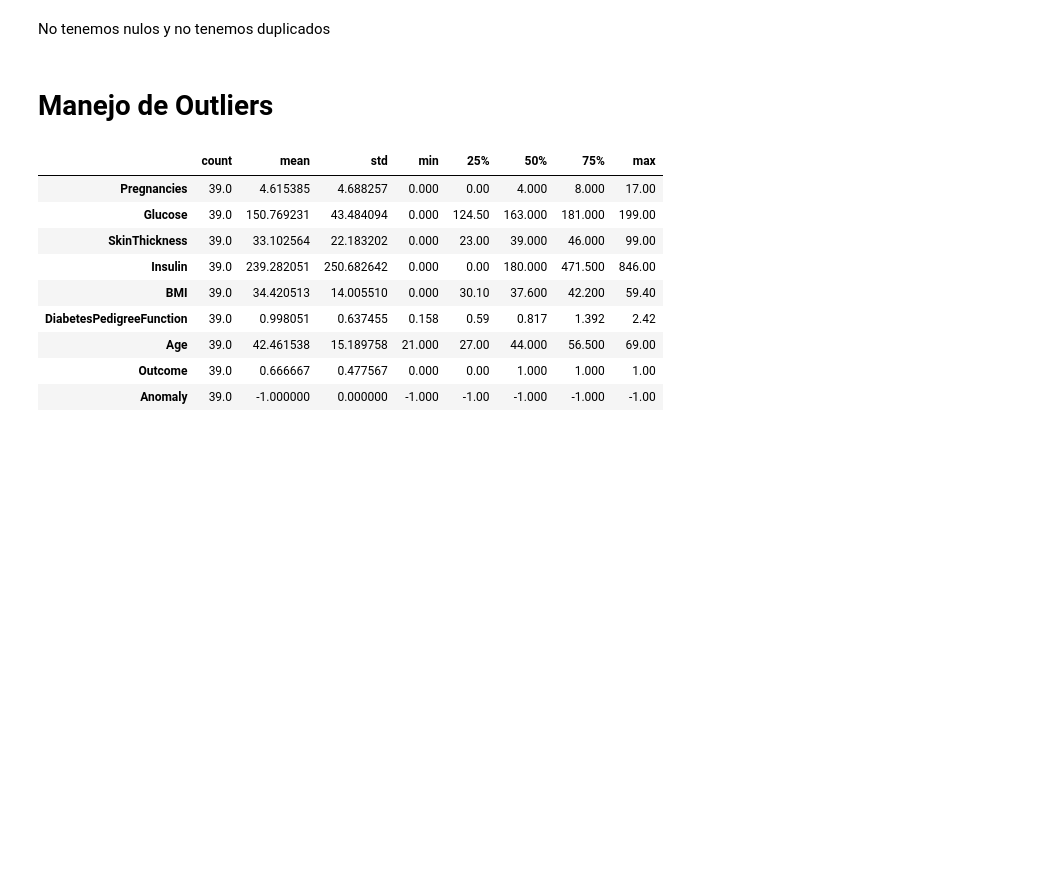
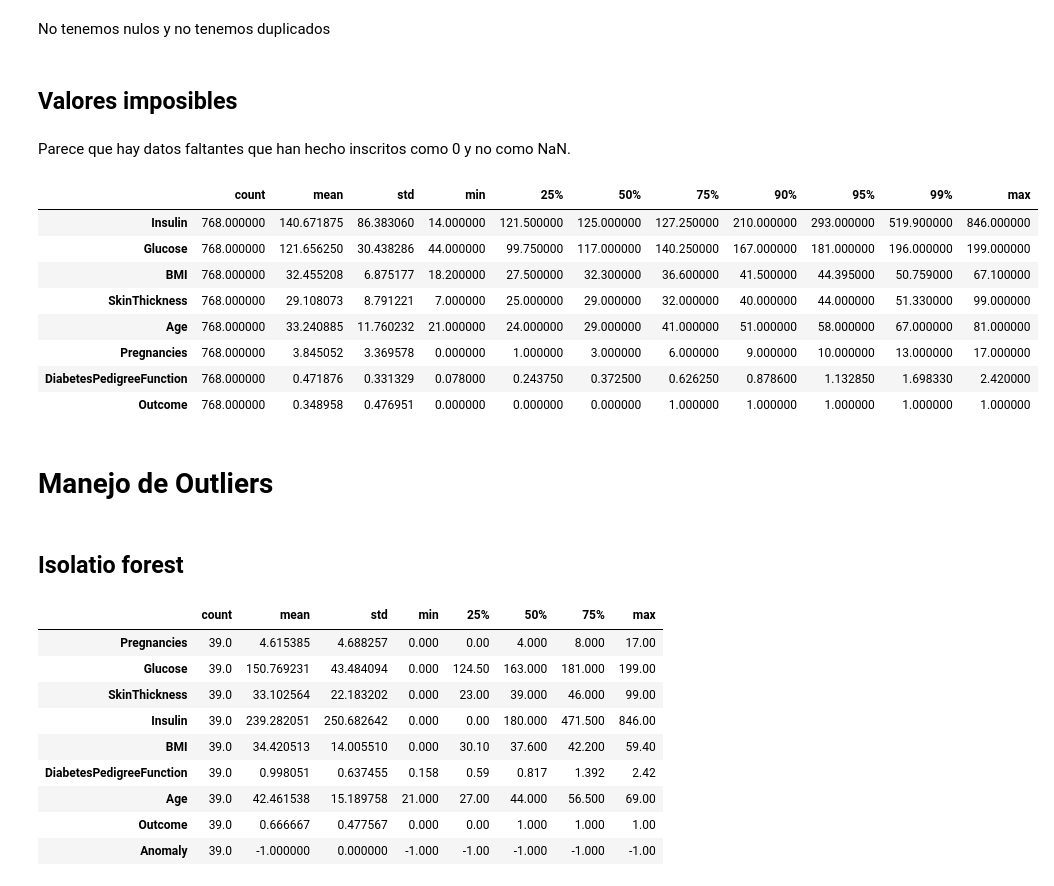
Before and after one commit to Amauryesic/Proyecto_ml, a Jupyter notebook: src/Preprocessing.ipynb, the cells around one changed output. Saved outputs shown, nothing was run; the diff lists cells and outputs as text; code cells hidden in the pictures; blank space fills up the shorter version.

```diff
--- a/src/Preprocessin.ipynb
+++ b/src/Preprocessing.ipynb
@@ -49,8 +49,31 @@ df_prepared.duplicated().sum()
 np.int64(0)
 # %% [markdown]
 No tenemos nulos y no tenemos duplicados
+# %% [markdown]
+## Valores imposibles
+# %% [markdown]
+Parece que hay datos faltantes que han hecho inscritos como 0 y no como NaN.
+# %%
+columnas_a_imputar_los_zero = ["Glucose", "SkinThickness", "Insulin", "BMI"]
+for col in columnas_a_imputar_los_zero:
+    median = df_prepared[col][df_prepared[col] != 0].median()
+    df_prepared[col] = df_prepared[col].replace(0, median)
+# %%
+df_prepared.describe(percentiles=[.25, .5, .75, .9, .95, .99]).T.sort_values(by='50%', ascending=False).style.background_gradient(cmap='coolwarm')
+# %% [output]
+|  | count | mean | std | min | 25% | 50% | 75% | 90% | 95% | 99% | max |
+| Insulin | 768.000000 | 140.671875 | 86.383060 | 14.000000 | 121.500000 | 125.000000 | 127.250000 | 210.000000 | 293.000000 | 519.900000 | 846.000000 |
+| Glucose | 768.000000 | 121.656250 | 30.438286 | 44.000000 | 99.750000 | 117.000000 | 140.250000 | 167.000000 | 181.000000 | 196.000000 | 199.000000 |
+| BMI | 768.000000 | 32.455208 | 6.875177 | 18.200000 | 27.500000 | 32.300000 | 36.600000 | 41.500000 | 44.395000 | 50.759000 | 67.100000 |
+| SkinThickness | 768.000000 | 29.108073 | 8.791221 | 7.000000 | 25.000000 | 29.000000 | 32.000000 | 40.000000 | 44.000000 | 51.330000 | 99.000000 |
+| Age | 768.000000 | 33.240885 | 11.760232 | 21.000000 | 24.000000 | 29.000000 | 41.000000 | 51.000000 | 58.000000 | 67.000000 | 81.000000 |
+| Pregnancies | 768.000000 | 3.845052 | 3.369578 | 0.000000 | 1.000000 | 3.000000 | 6.000000 | 9.000000 | 10.000000 | 13.000000 | 17.000000 |
+| DiabetesPedigreeFunction | 768.000000 | 0.471876 | 0.331329 | 0.078000 | 0.243750 | 0.372500 | 0.626250 | 0.878600 | 1.132850 | 1.698330 | 2.420000 |
+| Outcome | 768.000000 | 0.348958 | 0.476951 | 0.000000 | 0.000000 | 0.000000 | 1.000000 | 1.000000 | 1.000000 | 1.000000 | 1.000000 |
 # %% [markdown]
 # Manejo de Outliers
+# %% [markdown]
+## Isolatio forest
 # %%
 model = IsolationForest(contamination=0.05, random_state=42)
 
```
Also changed, not shown: parts of 9 cells of this notebook, 1 other file.
